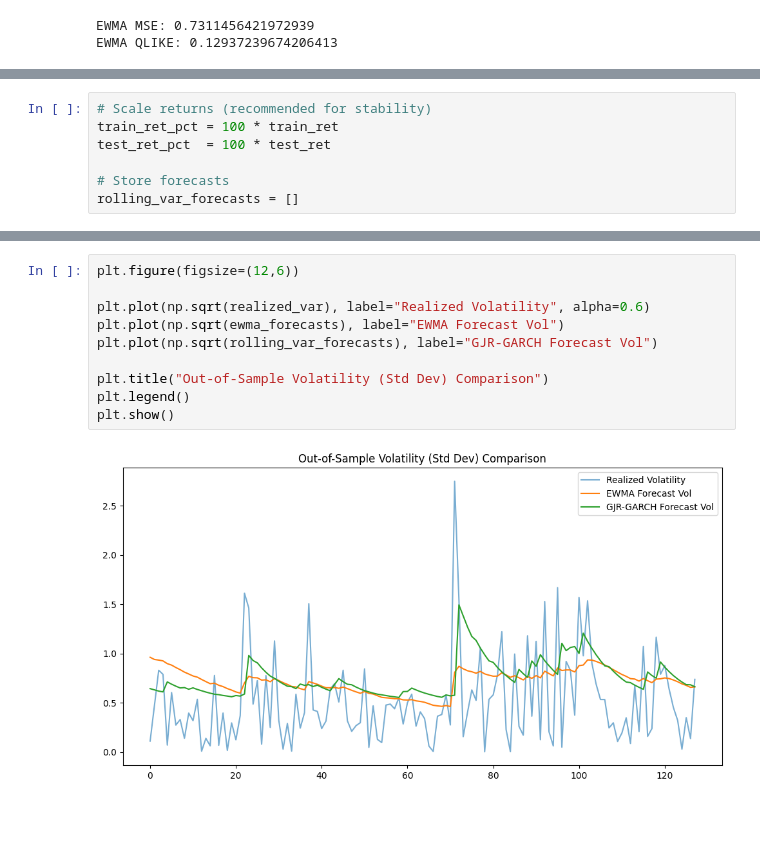
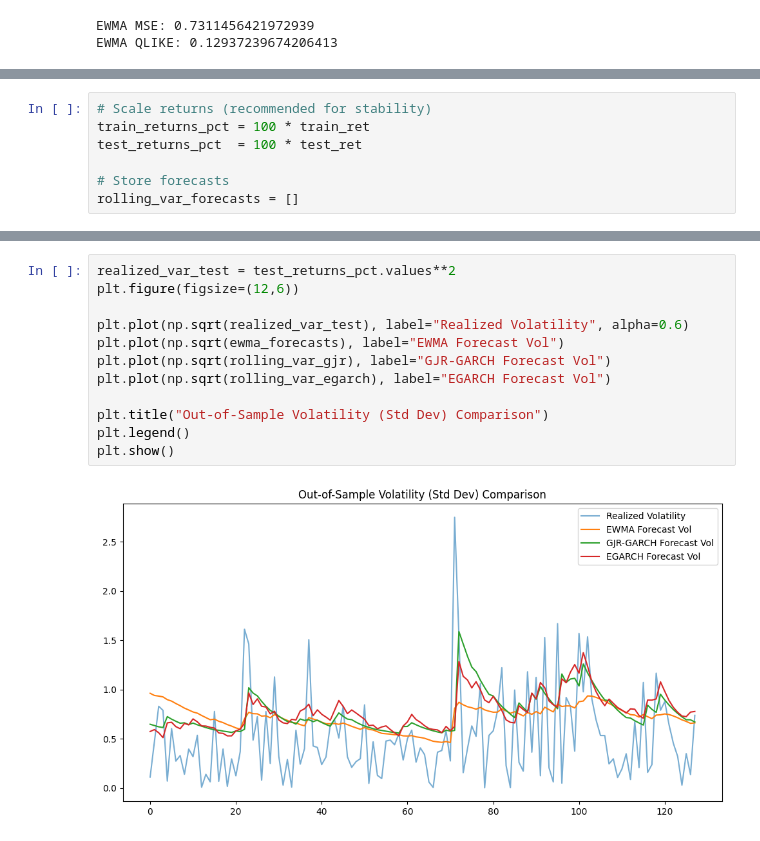
Before and after one commit to JoyWu-302121/TS-Volatility, a Jupyter notebook: code/Volatility_Model.ipynb, the cells around one changed output, grey strips where cells are left out. Cells and saved outputs as stored; diff of their text form.

Commit message:
Add Volatility Model notebook

```diff
--- a/code/Volatility_Model.ipynb
+++ b/code/Volatility_Model.ipynb
@@ -378,7 +575,7 @@ plt.show()
 # %%
 # Scale returns (recommended for stability)
-train_ret_pct = 100 * train_ret
-test_ret_pct  = 100 * test_ret
+train_returns_pct = 100 * train_ret
+test_returns_pct  = 100 * test_ret
 
 # Store forecasts
 rolling_var_forecasts = []
@@ -430,12 +729,14 @@ Rolling GJR-GARCH QLIKE: 0.24390275009341156
 # %%
+realized_var_test = test_returns_pct.values**2
 plt.figure(figsize=(12,6))
 
-plt.plot(np.sqrt(realized_var), label="Realized Volatility", alpha=0.6)
+plt.plot(np.sqrt(realized_var_test), label="Realized Volatility", alpha=0.6)
 plt.plot(np.sqrt(ewma_forecasts), label="EWMA Forecast Vol")
-plt.plot(np.sqrt(rolling_var_forecasts), label="GJR-GARCH Forecast Vol")
+plt.plot(np.sqrt(rolling_var_gjr), label="GJR-GARCH Forecast Vol")
+plt.plot(np.sqrt(rolling_var_egarch), label="EGARCH Forecast Vol")
 
 plt.title("Out-of-Sample Volatility (Std Dev) Comparison")
 plt.legend()
 plt.show()
 # %% [output]
-[figure, old version]
+[figure, new version]
```
Also changed, not shown: parts of 34 cells of this notebook.
